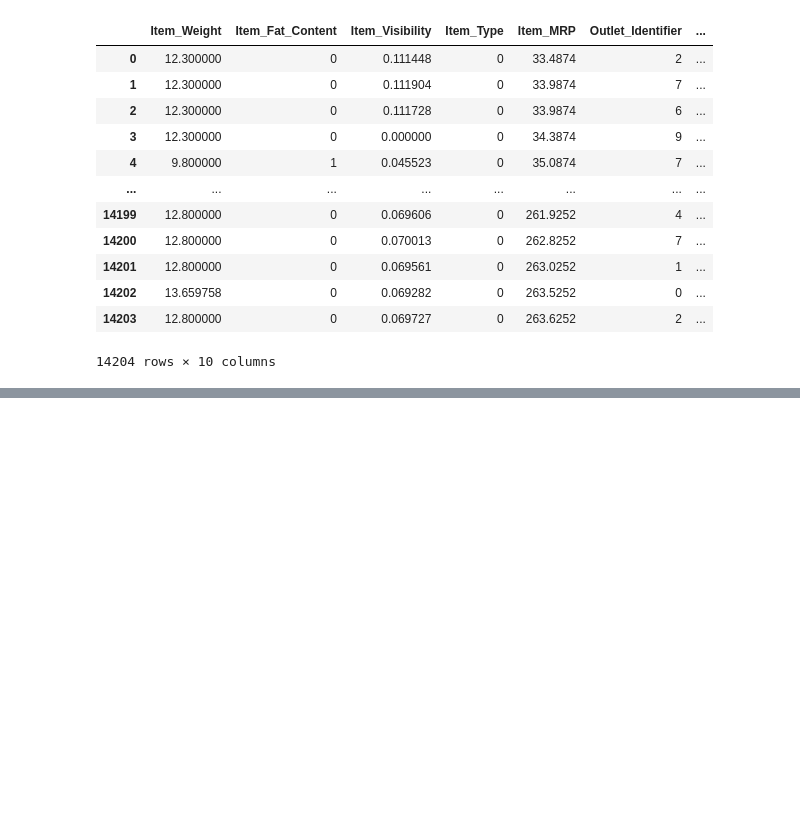
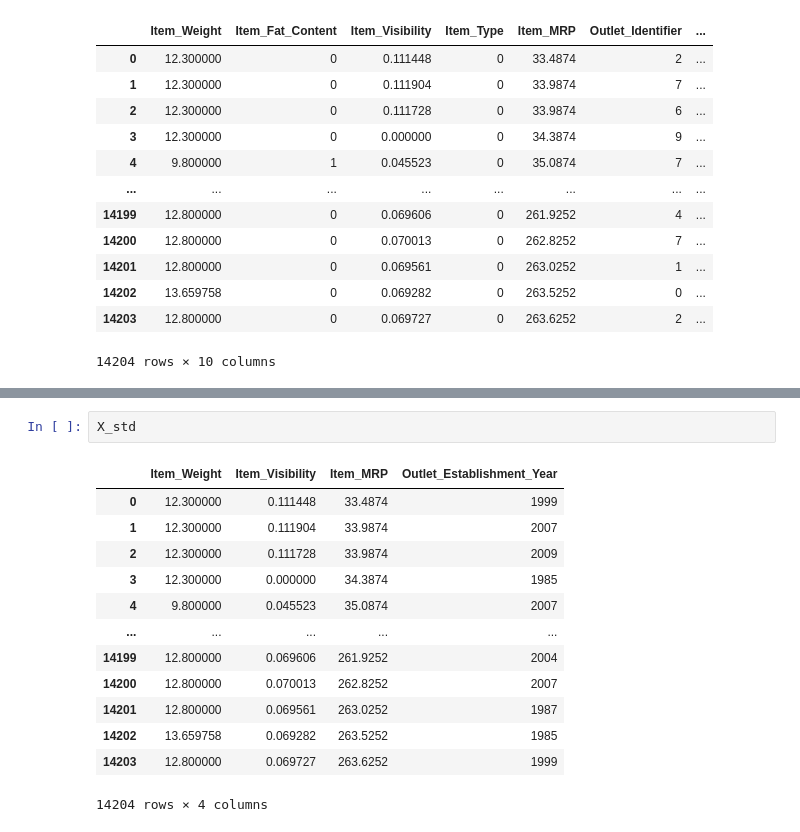
Before and after one commit to Mahesh2056/Big_Sales_Prediction, a Jupyter notebook: Big_Sales_Prediction.ipynb, the cells around one changed output, grey strips where cells are left out. Drawn from its saved outputs; the diff is of its cells as text; blank space fills up the shorter version.

```diff
--- a/Big_Sales_Prediction.ipynb
+++ b/Big_Sales_Prediction.ipynb
@@ -389,0 +414,16 @@ X
+# %%
+X_std
+# %% [output]
+|  | Item_Weight | Item_Visibility | Item_MRP | Outlet_Establishment_Year |
+| 0 | 12.300000 | 0.111448 | 33.4874 | 1999 |
+| 1 | 12.300000 | 0.111904 | 33.9874 | 2007 |
+| 2 | 12.300000 | 0.111728 | 33.9874 | 2009 |
+| 3 | 12.300000 | 0.000000 | 34.3874 | 1985 |
+| 4 | 9.800000 | 0.045523 | 35.0874 | 2007 |
+| ... | ... | ... | ... | ... |
+| 14199 | 12.800000 | 0.069606 | 261.9252 | 2004 |
+| 14200 | 12.800000 | 0.070013 | 262.8252 | 2007 |
+| 14201 | 12.800000 | 0.069561 | 263.0252 | 1987 |
+| 14202 | 13.659758 | 0.069282 | 263.5252 | 1985 |
+| 14203 | 12.800000 | 0.069727 | 263.6252 | 1999 |
+14204 rows × 4 columns
```
Also changed, not shown: parts of 5 cells of this notebook.
